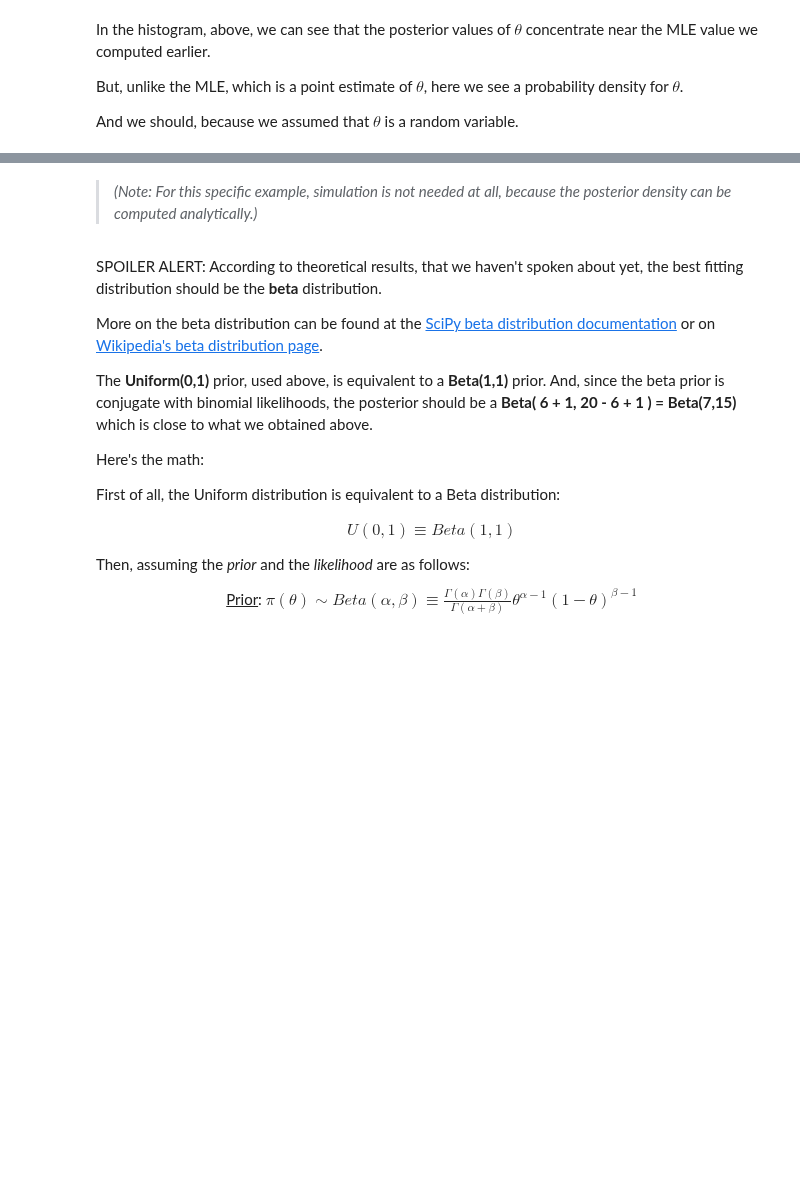
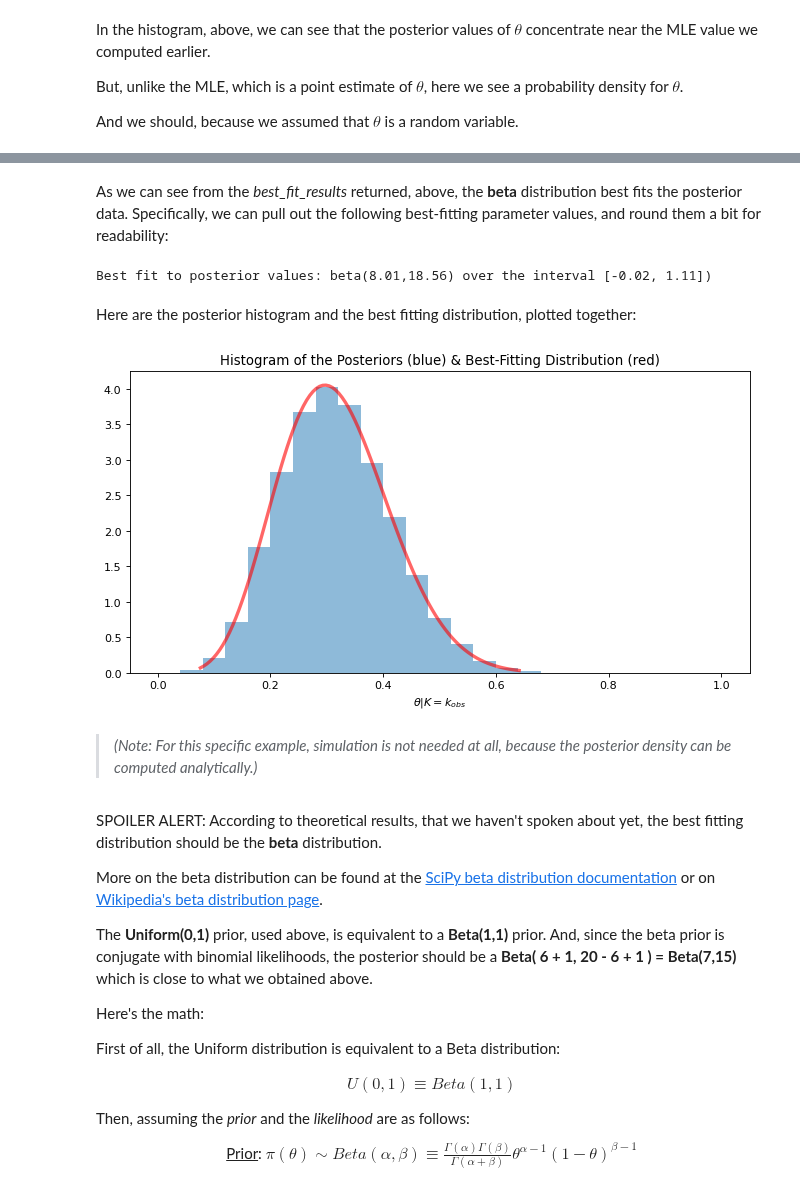
Before and after one commit to alreich/ipython-notebooks, a Jupyter notebook: Bayesian_Data_Analysis.ipynb, the cells around one changed output, grey strips where cells are left out. Cells and saved outputs as stored; diff of their text form; code cells hidden in the pictures; blank space fills up the shorter version.

```diff
--- a/Bayesian_Data_Analysis.ipynb
+++ b/Bayesian_Data_Analysis.ipynb
@@ -161,0 +170,12 @@ And we should, because we assumed that $\theta$ is a random variable.
+# %%
+import fitdist as fd  # https://github.com/alreich/fitdist
+import warnings
+warnings.simplefilter('ignore')
+
+best_fit_results = fd.find_best_fit_distributions(posteriors,
+                                                  dist_names = fd.common_cont_dist_names,
+                                                  goodness_of_fit_pvalue = 0.10,
+                                                  drop_dist_names = []
+                                                 )
+
+best_fit_results
@@ -162,3 +201,28 @@ And we should, because we assumed that $\theta$ is a random variable.
+# %% [markdown]
+As we can see from the <i>best_fit_results</i> returned, above, the <b>beta</b> distribution best fits the posterior data.  Specifically, we can pull out the following best-fitting parameter values, and round them a bit for readability:
+# %%
+best_index = 0
+best_name = best_fit_results[best_index][0]
+best_mle = best_fit_results[best_index][1]
+best_mle = tuple(map(lambda x: round(x,2), best_mle))
+best_shape_a, best_shape_b, best_location, best_scale = best_mle
+print(f"Best fit to posterior values: {best_name}({best_shape_a},{best_shape_b}) over the interval [{best_location}, {best_scale}])")
+# %% [output]
+Best fit to posterior values: beta(8.01,18.56) over the interval [-0.02, 1.11])
+# %% [markdown]
+Here are the posterior histogram and the best fitting distribution, plotted together:
+# %%
+from scipy.stats import beta
+import numpy as np
+
+x = np.linspace(beta.ppf(0.001, *best_mle), beta.ppf(0.999, *best_mle), 100)
+fig=plt.figure(figsize=(10, 5), dpi= 80, facecolor='w', edgecolor='k')
+plt.xlabel(r"$\theta | K = k_{obs}$")
+plt.title(f"Histogram of the Posteriors (blue) & Best-Fitting Distribution (red)")
+plt.plot(x, beta.pdf(x, *best_mle), 'r-', lw=3, alpha=0.6, label=best_name)
+_ = plt.hist(posteriors, bins=hbins, density=True, range=[0.0, 1.0], alpha=0.5)
+# %% [output]
+[figure, added]
 # %% [markdown]
 ><i>(Note: For this specific example, simulation is not needed at all, because the posterior density can be computed analytically.)</i>
 # %% [markdown]
```
Also changed, not shown: parts of 12 cells of this notebook.
